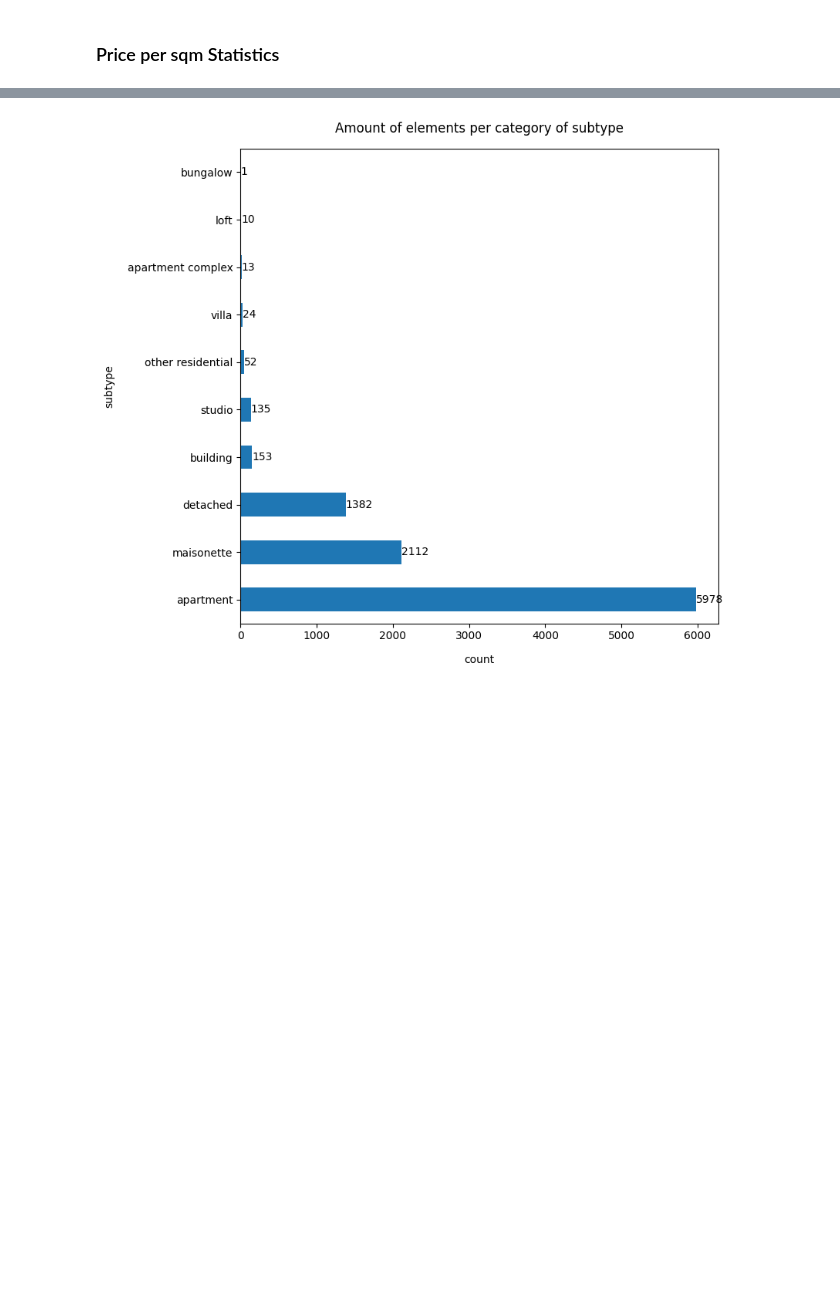
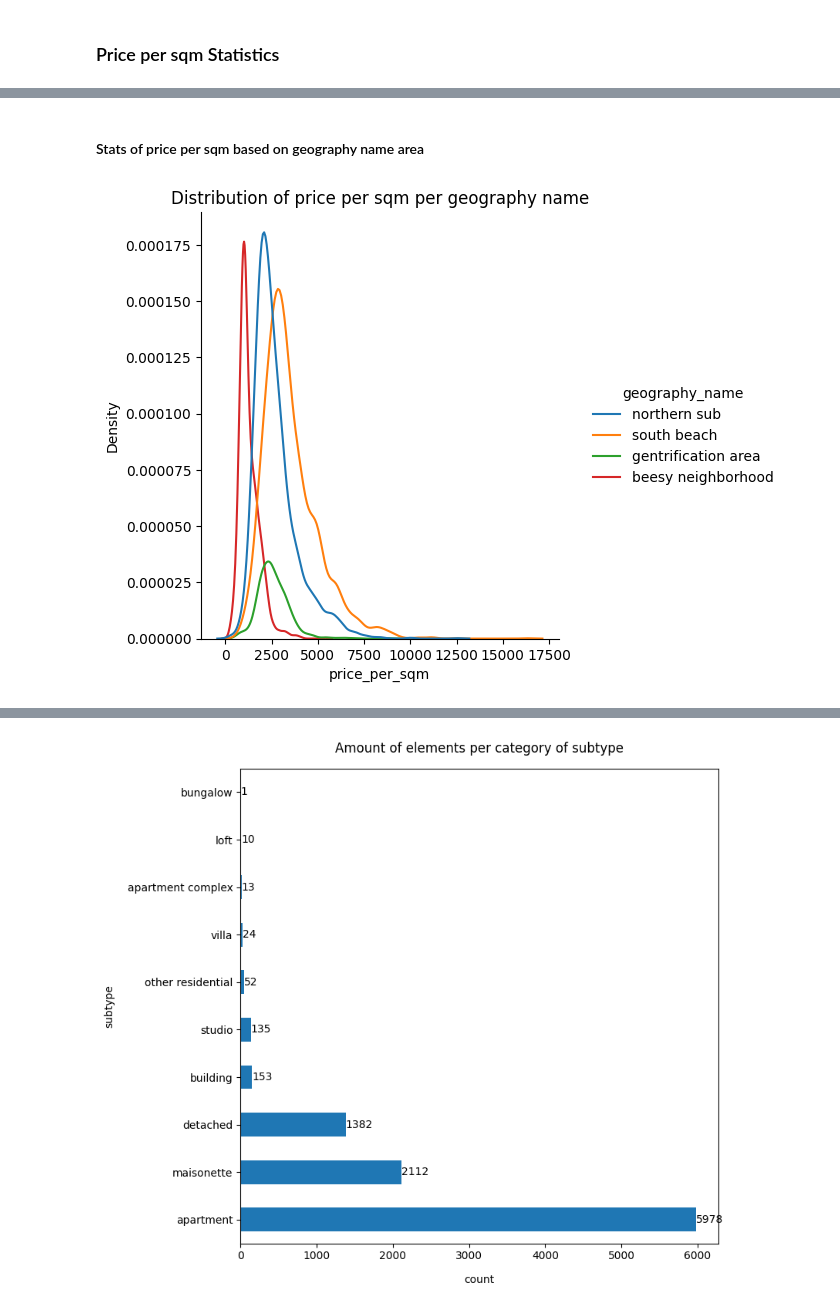
Before and after one commit to beecadox/Data_Analysis_SG, a Jupyter notebook: notebooks/part1.ipynb, the cells around one changed output, grey strips where cells are left out. Cells and saved outputs as stored; diff of their text form; code cells hidden in the pictures; blank space fills up the shorter version.

```diff
--- a/notebooks/part1.ipynb
+++ b/notebooks/part1.ipynb
@@ -97,0 +105,8 @@ def stats(dataset, to_groupby='subtype', find_stats_of='price_per_sqm'):
+# %% [markdown]
+#### Stats of price per sqm based on geography name area
+# %%
+sns.displot(data=subset, x="price_per_sqm", hue="geography_name", kind="kde")
+plt.title('Distribution of price per sqm per geography name')
+plt.show()
+# %% [output]
+[figure, added]
```
Also changed, not shown: parts of 18 cells of this notebook, 6 other files.
